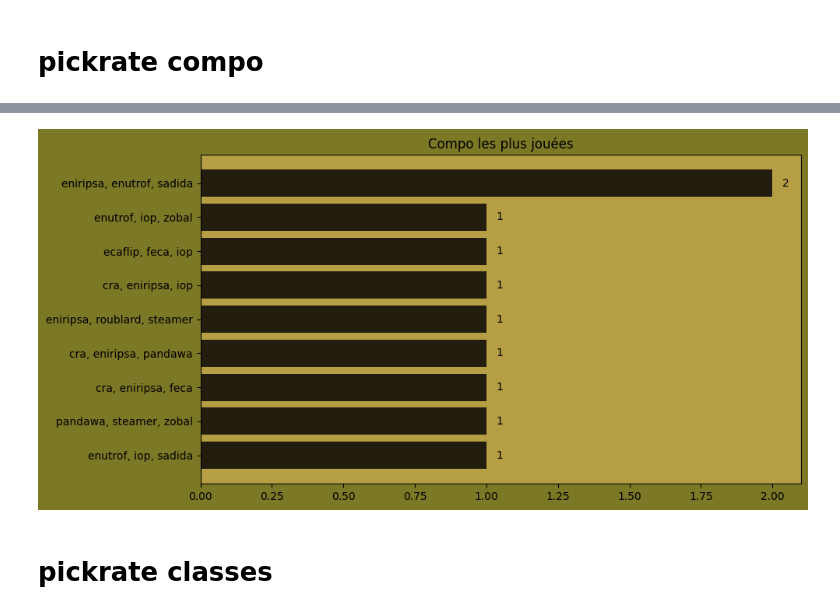
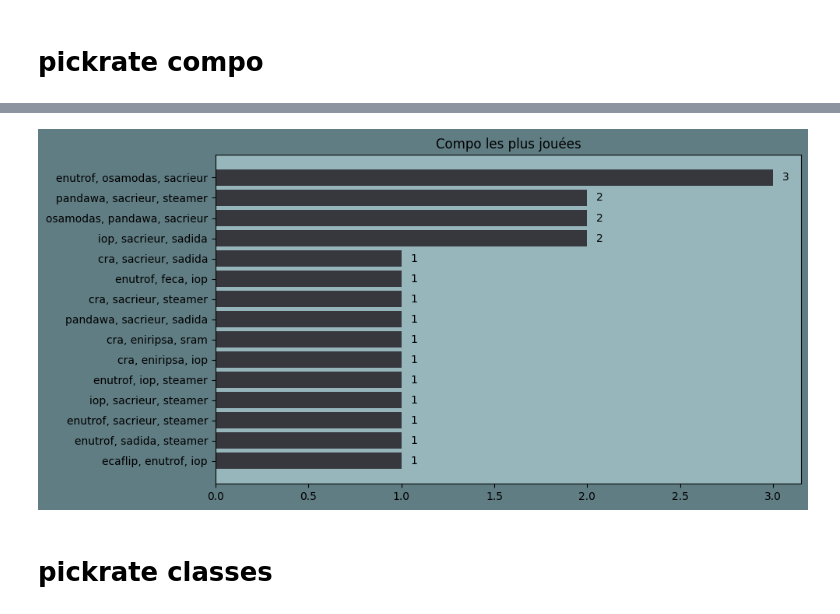
Before and after one commit to Warp-dt/Tournaments-stats, a Jupyter notebook: stats_equipes.ipynb, the cells around one changed output, grey strips where cells are left out. Drawn from its saved outputs; the diff is of its cells as text; code cells hidden in the pictures.

```diff
--- a/stats_equipes.ipynb
+++ b/stats_equipes.ipynb
@@ -118,8 +198,28 @@ def filterTheDict(dictObj, callback):
         if callback((key, value)):
             newDict[key] = value
     return newDict
+# %%
+col_bouf={
+    'fond_contour' : '#607d83',
+    'fond_graph' : '#96b6bc',
+    'barres' : '#37373e',
+    'etiquettes' : "black",
+}
+
+col_test={
+    'fond_contour' : 'red',
+    'fond_graph' : 'blue',
+    'barres' : 'green',
+    'etiquettes' : "black",
+}
 # %%
-def dict_barh(dic,title="michel",sort=False,savefolder=False,sortby="no_sort_df"):
+col_default={
+    'fond_contour' : '#607d83',
+    'fond_graph' : '#96b6bc',
+    'barres' : '#37373e',
+    'etiquettes' : "black",
+}
+def dict_barh(dic,title="michel",sort=False,savefolder=False,sortby="no_sort_df",couleurs=col_default):
 
     if sort:
         dic_s=dict(sorted(dic.items(), key=lambda item: item[1]))
@@ -137,13 +237,13 @@ def dict_barh(dic,title="michel",sort=False,savefolder=False,sortby="no_sort_df"
     # print(x,y)
     offset_text=(max(y)/60)
 
-    fig, ax=plt.subplots(figsize=(10,5),facecolor='#7B7826')
-    ax.set_facecolor("#B69E44")
+    fig, ax=plt.subplots(figsize=(10,5),facecolor=couleurs['fond_contour'])#7B7826
+    ax.set_facecolor(couleurs['fond_graph'])#B69E44
 
     x_strip=[k.replace("{","").replace("}","").replace('"',"").replace("'","").replace("[","").replace("]","") for k in x]
-    ax.barh(x_strip, y,facecolor='#231D0F')
+    ax.barh(x_strip, y,facecolor=couleurs['barres'])#231D0F
     for i in range(len(x)):
-        ax.text( y[i]+offset_text,i, y[i], ha='left',va="center",color='black')
+        ax.text( y[i]+offset_text,i, y[i], ha='left',va="center",color=couleurs['etiquettes'])#'black'
 
     if title!="michel":
         ax.set_title(title)
@@ -214,7 +320,7 @@ pickrate_compo(team,filter="auto",language=Langue)
 # %%
-dict_barh(pickrate_compo(team,filter="auto",language=Langue),sort=True,title=TRADUCTIONS["compo"][Langue],savefolder=tournois+"/graphs/")
+dict_barh(pickrate_compo(team,language=Langue),sort=True,title=TRADUCTIONS["compo"][Langue],savefolder=tn_folder+"/graphs/",couleurs=col_bouf)
 # %% [output]
-[figure, old version]
+[figure, new version]
 # %% [markdown]
 # pickrate classes
 # %%
```
Also changed, not shown: parts of 21 cells of this notebook, 43 other files.
